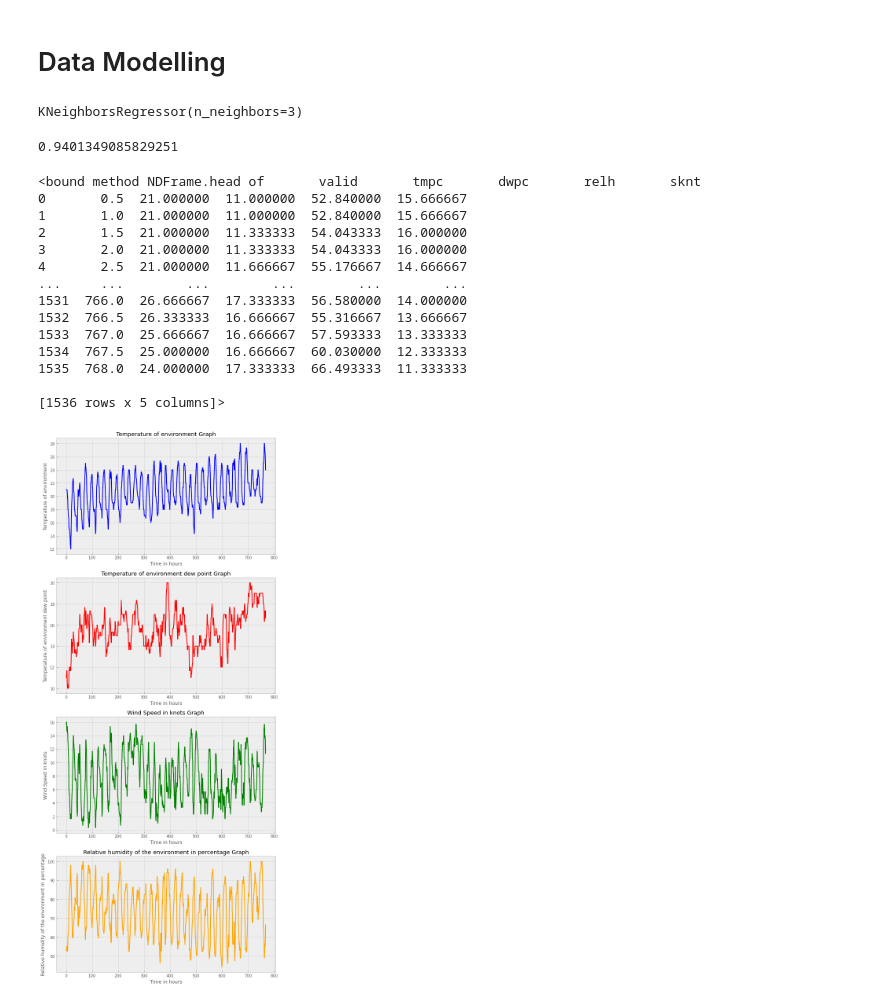
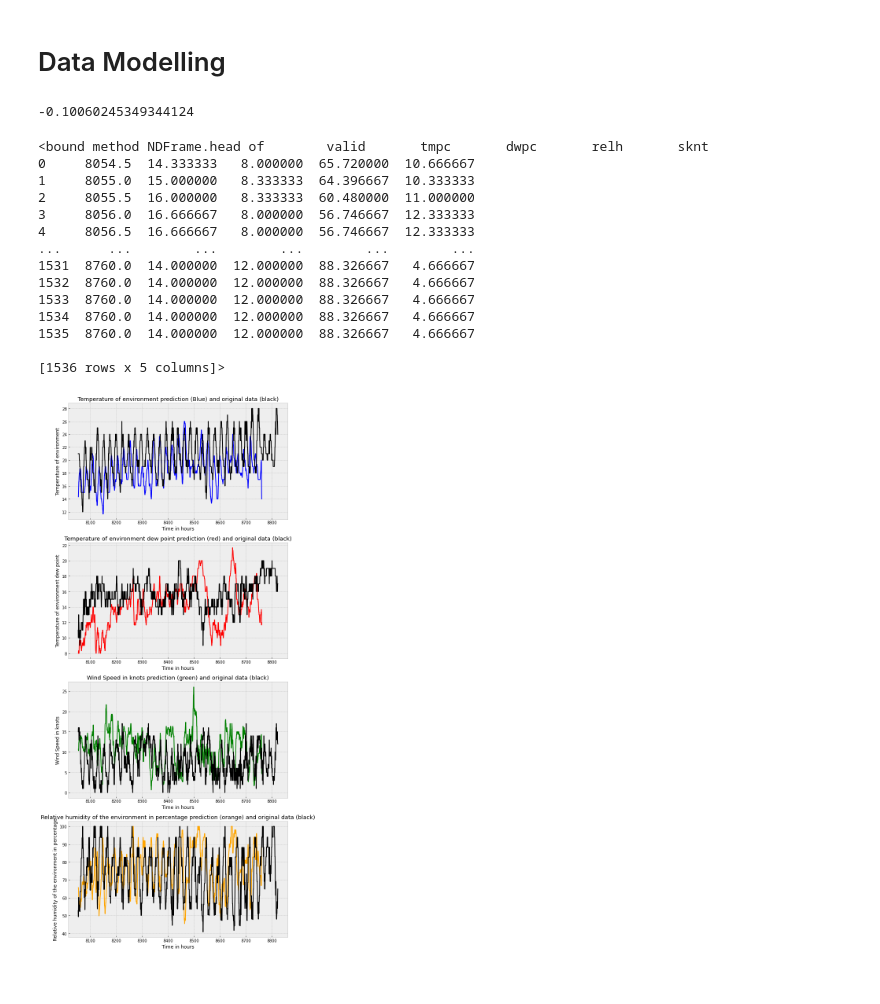
Before and after one commit to rooktherook/msa-p2-datascience, a Jupyter notebook: submission.ipynb, the cells around one changed output. Cells and saved outputs as stored; diff of their text form; code cells hidden in the pictures.

```diff
--- a/submission.ipynb
+++ b/submission.ipynb
@@ -151,7 +151,7 @@ dataset.head()
 # Process data
 # replace null values that are found, with values from previous
 # field and check they are all gone
-# convert valid into hours from start of recording, i.e recorded every half our
+# convert valid into hours from start of recording and loop it back to 0 after each year (8760 hours) for it to work in the model
 dataset.info()
 dataset = dataset.fillna(method="pad")
 dataset.isnull().sum()
@@ -160,7 +160,10 @@ dataset.isnull().sum()
 timeToHours = []
 currentHours = 0
 for i in range(len(dataset["valid"])):
-    currentHours += 0.5
+    if currentHours == 8760:
+        currrentHours = 0
+    else:
+        currentHours += 0.5
     timeToHours.append(currentHours)
 
 dataset['valid']= timeToHours
@@ -230,21 +233,21 @@ from sklearn.neighbors import KNeighborsRegressor
 # Fitting the model
 model = KNeighborsRegressor(n_neighbors = 3)
 model.fit(X_train,y_train)
+# Model Score
+model.score(X_test,y_test)
 # %% [output]
-KNeighborsRegressor(n_neighbors=3)
+-0.10060245349344124
-# %%
-# Model Score
-model.score(X_test,y_test)
-# %% [output]
-0.9401349085829251
 # %%
 # creating the next month dataframe, from the last hour
-# a month is 730 hours. so 1460 is the range and start from initial hours 51656.5
+# a month is 730 hours. so 1460 is the range and start from initial hours
 dataset.tail
 monthDataframe = []
-currentHours = 0
+currentHours = 8054
 for i in range(1536):
-    currentHours += 0.5
+    if currentHours == 8760:
+        currrentHours = 0
+    else:
+        currentHours += 0.5
     monthDataframe.append(currentHours)
 
 monthDataframe_df = pd.DataFrame(monthDataframe, columns=["valid"])
@@ -253,49 +256,57 @@ prediction_df = pd.DataFrame(prediction, columns = ["tmpc","dwpc","relh","sknt"]
 prediction_df.insert(0, "valid", monthDataframe_df)
 prediction_df.head
 # %% [output]
-<bound method NDFrame.head of       valid       tmpc       dwpc       relh       sknt
-0       0.5  21.000000  11.000000  52.840000  15.666667
-1       1.0  21.000000  11.000000  52.840000  15.666667
-2       1.5  21.000000  11.333333  54.043333  16.000000
-3       2.0  21.000000  11.333333  54.043333  16.000000
-4       2.5  21.000000  11.666667  55.176667  14.666667
-...     ...        ...        ...        ...        ...
-1531  766.0  26.666667  17.333333  56.580000  14.000000
-1532  766.5  26.333333  16.666667  55.316667  13.666667
-1533  767.0  25.666667  16.666667  57.593333  13.333333
-1534  767.5  25.000000  16.666667  60.030000  12.333333
-1535  768.0  24.000000  17.333333  66.493333  11.333333
+<bound method NDFrame.head of        valid       tmpc       dwpc       relh       sknt
+0     8054.5  14.333333   8.000000  65.720000  10.666667
+1     8055.0  15.000000   8.333333  64.396667  10.333333
+2     8055.5  16.000000   8.333333  60.480000  11.000000
+3     8056.0  16.666667   8.000000  56.746667  12.333333
+4     8056.5  16.666667   8.000000  56.746667  12.333333
+...      ...        ...        ...        ...        ...
+1531  8760.0  14.000000  12.000000  88.326667   4.666667
+1532  8760.0  14.000000  12.000000  88.326667   4.666667
+1533  8760.0  14.000000  12.000000  88.326667   4.666667
+1534  8760.0  14.000000  12.000000  88.326667   4.666667
+1535  8760.0  14.000000  12.000000  88.326667   4.666667
 
 [1536 rows x 5 columns]>
 # %%
 # Plotting our predictions.
 # this shows the predictions over a month.
 plt.style.use('bmh')
 fig1, (tempenv, tempdew, spdk, humid) = plt.subplots(nrows=4,ncols=1, squeeze = True)
 
+
+# Plotting each prediction.
 tempenv.plot(prediction_df["valid"],prediction_df["tmpc"] , color='blue')
-tempenv.set_title("Temperature of environment Graph")
+tempenv.set_title("Temperature of environment prediction (Blue) and original data (black)")
 tempenv.set_xlabel("Time in hours")
 tempenv.set_ylabel("Temperature of environment")
-
+tempenv.plot(np.linspace(8054,8822,1536)
+,dataset["tmpc"].iloc[:1536] , color='black')
 
 tempdew.plot(prediction_df["valid"],prediction_df["dwpc"] ,  color='red')
-tempdew.set_title("Temperature of environment dew point Graph")
+tempdew.set_title("Temperature of environment dew point prediction (red) and original data (black)")
 tempdew.set_xlabel("Time in hours")
 tempdew.set_ylabel("Temperature of environment dew point")
-
+tempdew.plot(np.linspace(8054,8822,1536)
+,dataset["dwpc"].iloc[:1536] , color='black')
 
 spdk.plot(prediction_df["valid"],prediction_df["sknt"], color='green')
-spdk.set_title("Wind Speed in knots Graph")
+spdk.set_title("Wind Speed in knots prediction (green) and original data (black)")
 spdk.set_xlabel("Time in hours")
 spdk.set_ylabel("Wind Speed in knots")
+spdk.plot(np.linspace(8054,8822,1536)
+,dataset["sknt"].iloc[:1536] , color='black')
 
 humid.plot(prediction_df["valid"],prediction_df["relh"], color='orange')
-humid.set_title("Relative humidity of the environment in percentage Graph")
+humid.set_title("Relative humidity of the environment in percentage prediction (orange) and original data (black)")
 humid.set_xlabel("Time in hours")
 humid.set_ylabel("Relative humidity of the environment in percentage")
+humid.plot(np.linspace(8054,8822,1536)
+,dataset["relh"].iloc[:1536] , color='black')
 
 fig1.set_size_inches(10,25)
 fig1.show()
 # %% [output]
-[figure, old version]
+[figure, new version]
```
Also changed, not shown: parts of 5 cells of this notebook.
